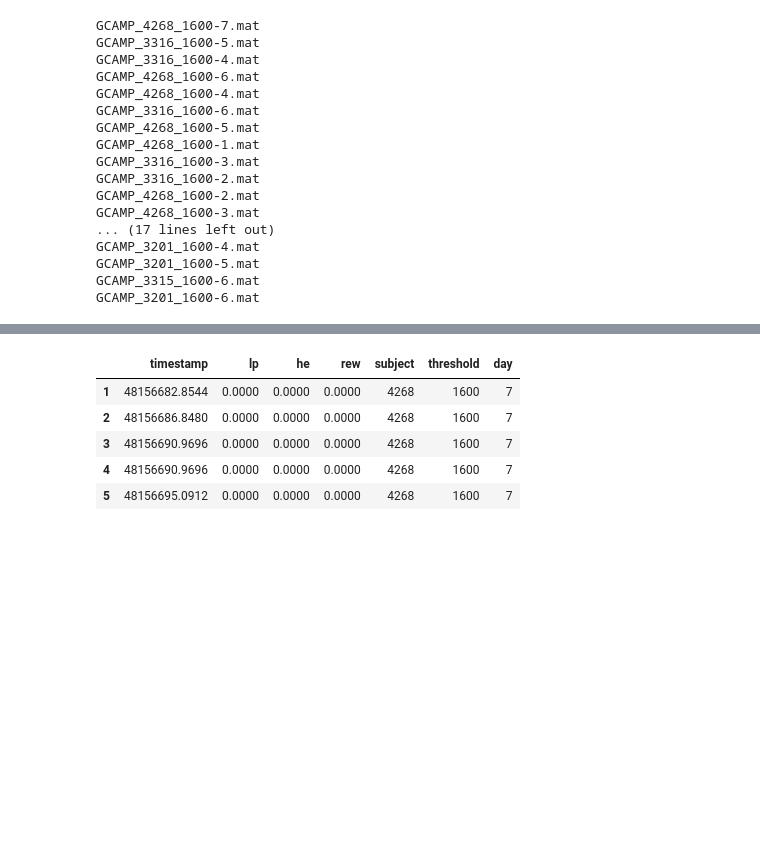
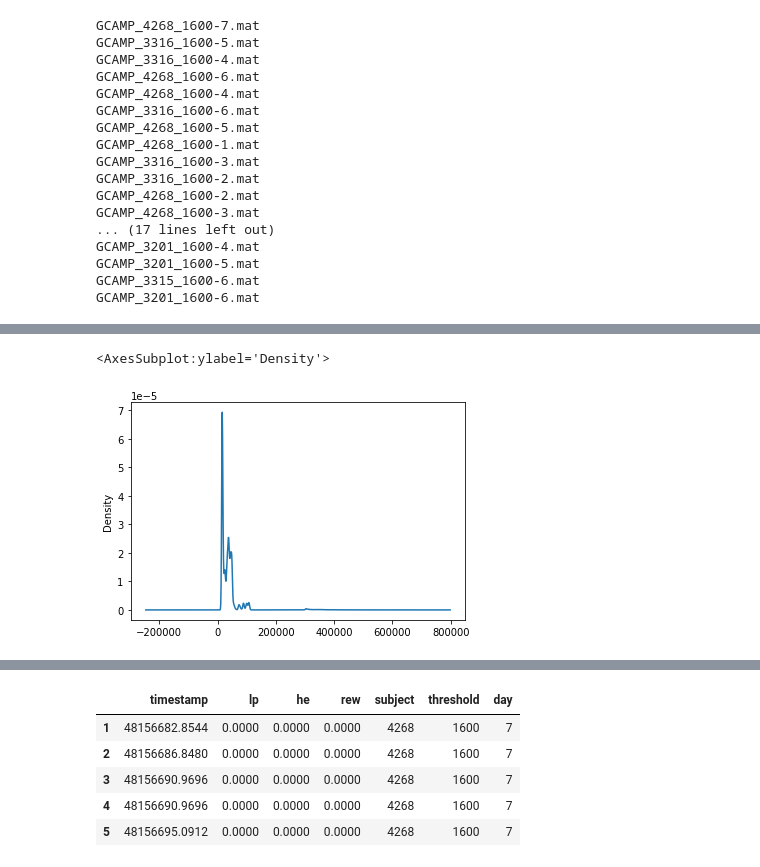
Before and after one commit to jorgerag8/encoder-decoder, a Jupyter notebook: src/import_matlab_data.ipynb, the cells around one changed output, grey strips where cells are left out. Saved outputs shown, nothing was run; the diff lists cells and outputs as text; code cells hidden in the pictures; blank space fills up the shorter version.

```diff
--- a/src/import_matlab_data.ipynb
+++ b/src/import_matlab_data.ipynb
@@ -51,8 +83,8 @@ def get_beh(mat, filename):
 # get photometry information
 def get_photo(mat, filename):
     photo_data = pd.DataFrame()
-    photo_data['timestamp'] = pd.DataFrame(mat['GCAMP']['gcampdata_timestamps'][0][0])
-    photo_data['gcamp'] = pd.DataFrame(mat['GCAMP']['gcampdata'][0][0])
+    photo_data['timestamp'] = pd.DataFrame(mat['GCAMP']['raw_gcamptimestamps'][0][0])
+    photo_data['gcamp'] = pd.DataFrame(mat['GCAMP']['raw_gcampdata'][0][0])
 
     photo_data = get_filename_info(photo_data, filename)
 
@@ -91,0 +168,5 @@ GCAMP_3201_1600-6.mat
+# %%
+photometry_data['gcamp'].plot(kind='kde')
+# %% [output]
+<AxesSubplot:ylabel='Density'>
+[figure, added]
```
Also changed, not shown: parts of 12 cells of this notebook, 1 other file.
